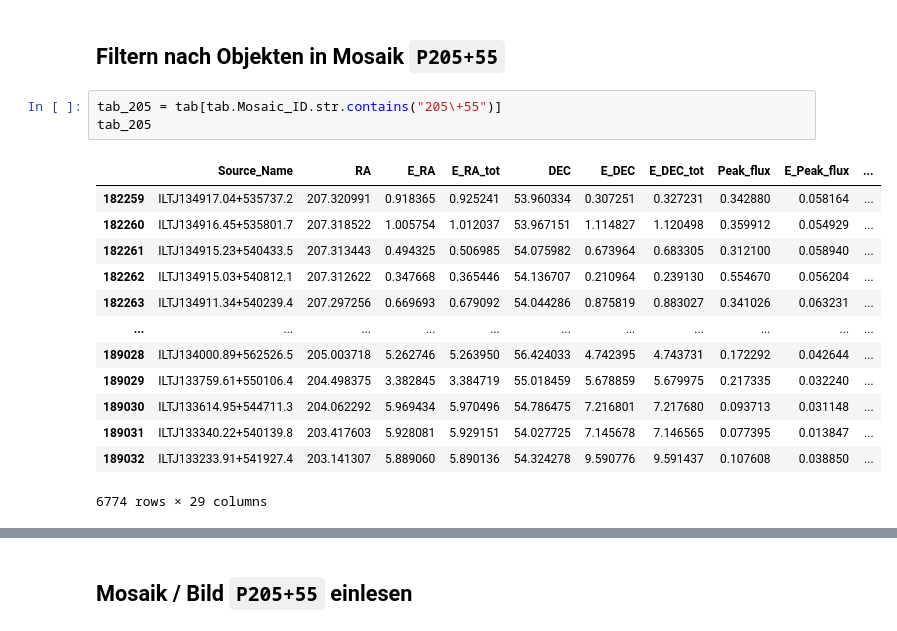
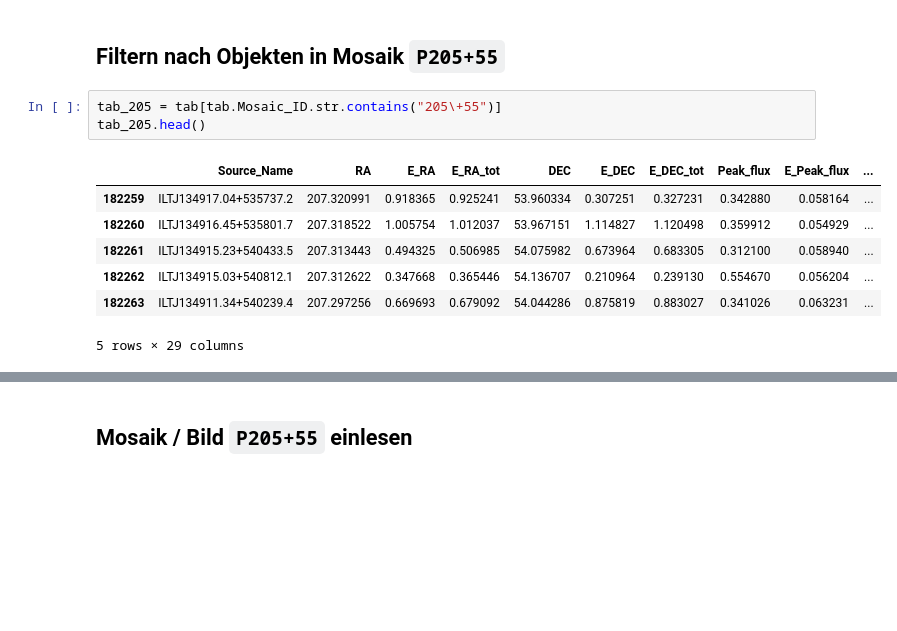
Before and after one commit to jmzk96/fits-preprocessing, a Jupyter notebook: notebook/di_astro_header_and_dimensions.ipynb, the cells around one changed output, grey strips where cells are left out. Saved outputs shown, nothing was run; the diff lists cells and outputs as text; blank space fills up the shorter version.

```diff
--- a/notebook/di_astro_header_and_dimensions.ipynb
+++ b/notebook/di_astro_header_and_dimensions.ipynb
@@ -118,18 +114,12 @@ pd.merge(tab[["Source_Name", "Mosaic_ID"]], tab_mingo, on="Source_Name")
 ## Filtern nach Objekten in Mosaik `P205+55`
 # %%
 tab_205 = tab[tab.Mosaic_ID.str.contains("205\+55")]
-tab_205
+tab_205.head()
 # %% [output]
 |  | Source_Name | RA | E_RA | E_RA_tot | DEC | E_DEC | E_DEC_tot | Peak_flux | E_Peak_flux | ... |
 | 182259 | ILTJ134917.04+535737.2 | 207.320991 | 0.918365 | 0.925241 | 53.960334 | 0.307251 | 0.327231 | 0.342880 | 0.058164 | ... |
 | 182260 | ILTJ134916.45+535801.7 | 207.318522 | 1.005754 | 1.012037 | 53.967151 | 1.114827 | 1.120498 | 0.359912 | 0.054929 | ... |
 | 182261 | ILTJ134915.23+540433.5 | 207.313443 | 0.494325 | 0.506985 | 54.075982 | 0.673964 | 0.683305 | 0.312100 | 0.058940 | ... |
 | 182262 | ILTJ134915.03+540812.1 | 207.312622 | 0.347668 | 0.365446 | 54.136707 | 0.210964 | 0.239130 | 0.554670 | 0.056204 | ... |
 | 182263 | ILTJ134911.34+540239.4 | 207.297256 | 0.669693 | 0.679092 | 54.044286 | 0.875819 | 0.883027 | 0.341026 | 0.063231 | ... |
-| ... | ... | ... | ... | ... | ... | ... | ... | ... | ... | ... |
-| 189028 | ILTJ134000.89+562526.5 | 205.003718 | 5.262746 | 5.263950 | 56.424033 | 4.742395 | 4.743731 | 0.172292 | 0.042644 | ... |
-| 189029 | ILTJ133759.61+550106.4 | 204.498375 | 3.382845 | 3.384719 | 55.018459 | 5.678859 | 5.679975 | 0.217335 | 0.032240 | ... |
-| 189030 | ILTJ133614.95+544711.3 | 204.062292 | 5.969434 | 5.970496 | 54.786475 | 7.216801 | 7.217680 | 0.093713 | 0.031148 | ... |
-| 189031 | ILTJ133340.22+540139.8 | 203.417603 | 5.928081 | 5.929151 | 54.027725 | 7.145678 | 7.146565 | 0.077395 | 0.013847 | ... |
-| 189032 | ILTJ133233.91+541927.4 | 203.141307 | 5.889060 | 5.890136 | 54.324278 | 9.590776 | 9.591437 | 0.107608 | 0.038850 | ... |
-6774 rows × 29 columns
+5 rows × 29 columns
```
Also changed, not shown: parts of 8 cells of this notebook, 1 other file.
